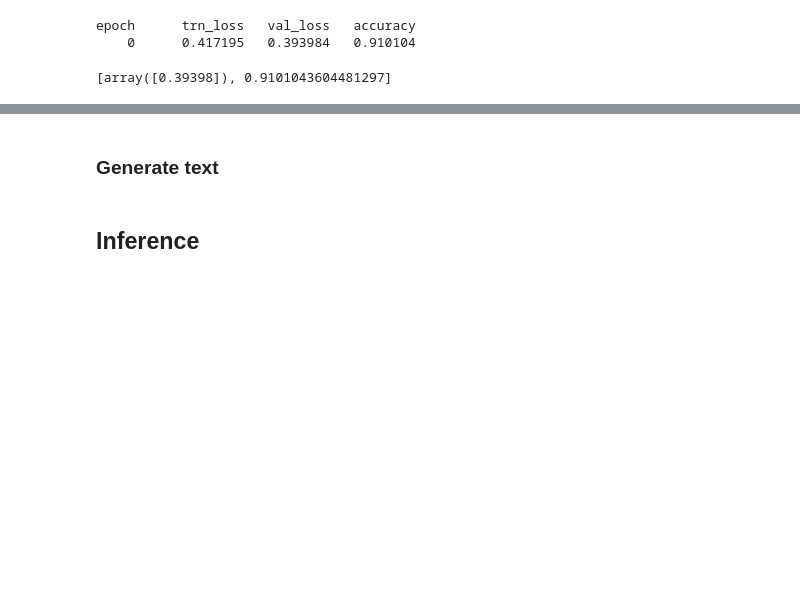
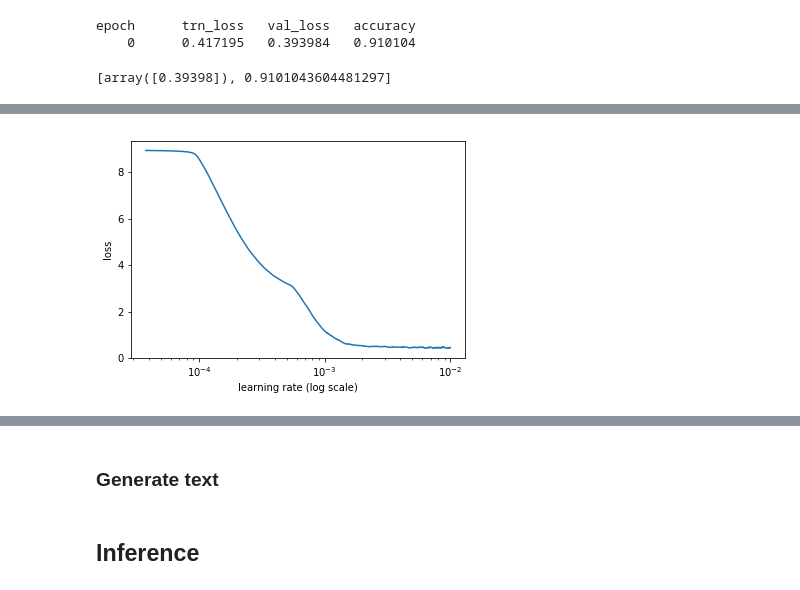
Before and after one commit to Beltus/my_fastai, a Jupyter notebook: dl2/russian_language_model.ipynb, the cells around one changed output, grey strips where cells are left out. Cells and saved outputs as stored; diff of their text form; code cells hidden in the pictures; blank space fills up the shorter version.

```diff
--- a/dl2/russian_language_model.ipynb
+++ b/dl2/russian_language_model.ipynb
@@ -16,5 +16,5 @@ as starting points
 BOS = 'xbos'  # beginning-of-sentence tag
 FLD = 'xfld'  # data field tag
 
-PATH = Path('..')/'data/translate/wikimedia/russian/'
+PATH = Path('..')/'data/lm/wikimedia/russian/'
 # %%
@@ -323,3 +355,7 @@ TODO use new training API to optimize this
+# %%
+learner.sched.plot()
+# %% [output]
+[figure, added]
 # %%
 learner.load('lm_russian_v2_3')
 # %%
```
Also changed, not shown: parts of 24 cells of this notebook, 2 other files.
